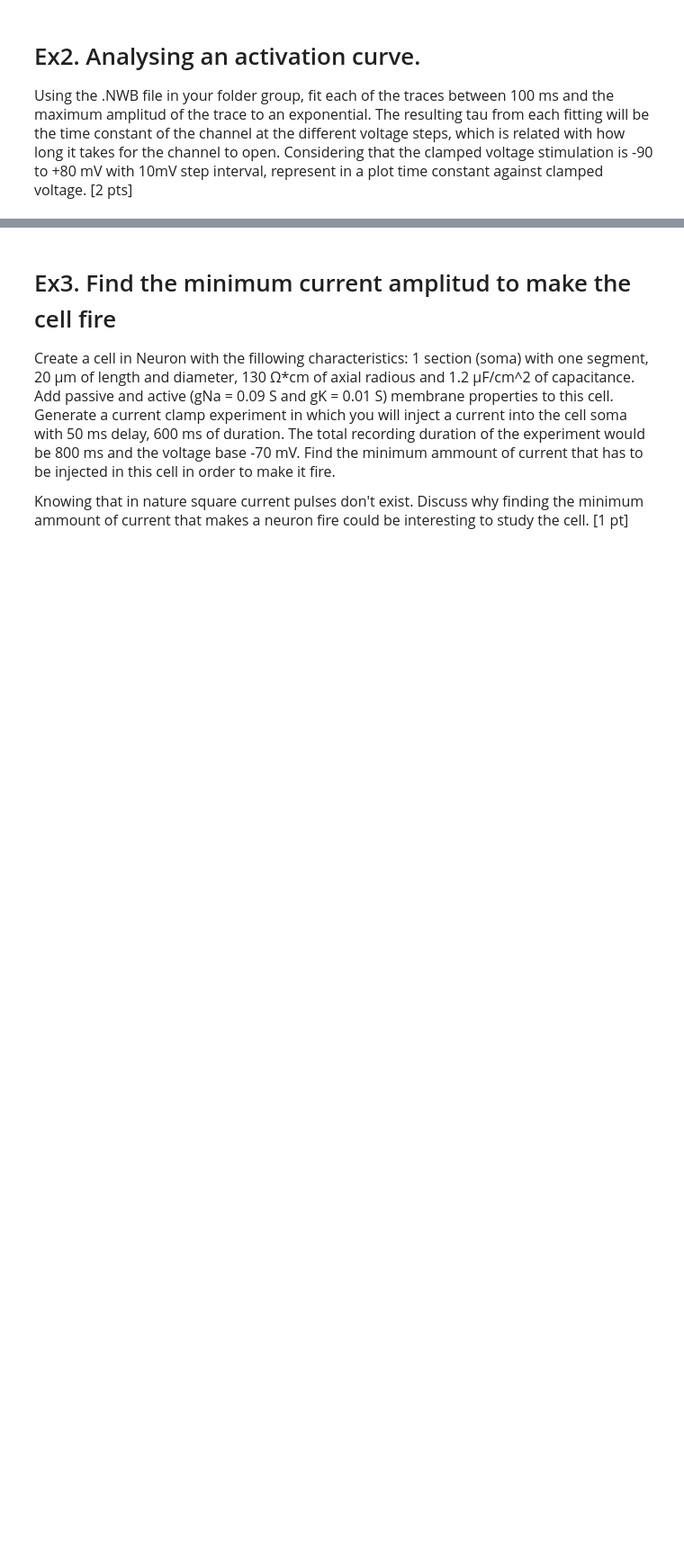
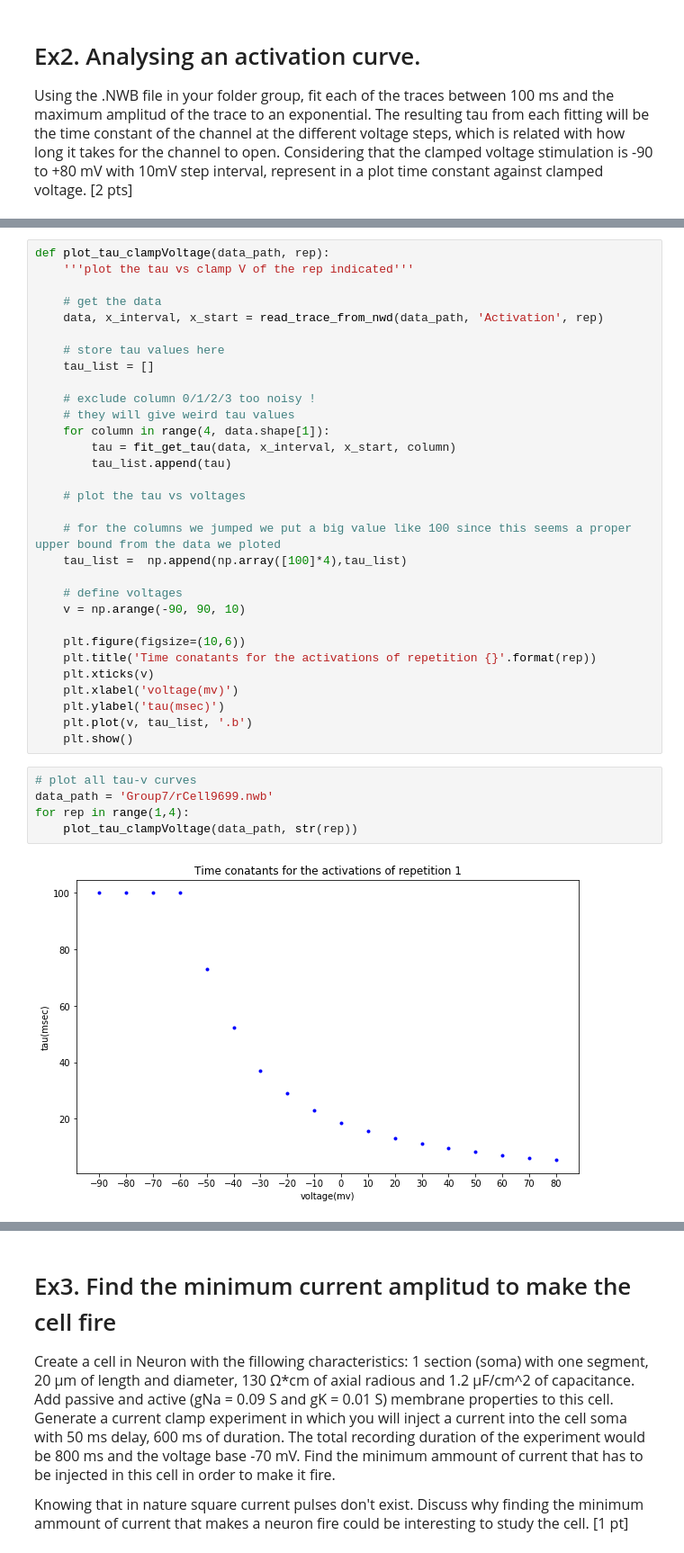
Before and after one commit to jjt20/InSilicoClass, a Jupyter notebook: my_notebooks/Week3/Week3_HomeWork.ipynb, the cells around one changed output, grey strips where cells are left out. Shown at 90% size. Drawn from its saved outputs; the diff is of its cells as text; blank space fills up the shorter version.

```diff
--- a/my_notebooks/Week3/Week3_HomeWork.ipynb
+++ b/my_notebooks/Week3/Week3_HomeWork.ipynb
@@ -24,0 +249,38 @@
+# %%
+def plot_tau_clampVoltage(data_path, rep):
+    '''plot the tau vs clamp V of the rep indicated'''
+
+    # get the data
+    data, x_interval, x_start = read_trace_from_nwd(data_path, 'Activation', rep)
+
+    # store tau values here
+    tau_list = []
+
+    # exclude column 0/1/2/3 too noisy !
+    # they will give weird tau values
+    for column in range(4, data.shape[1]):
+        tau = fit_get_tau(data, x_interval, x_start, column)
+        tau_list.append(tau)
+
+    # plot the tau vs voltages
+
+    # for the columns we jumped we put a big value like 100 since this seems a proper upper bound from the data we ploted
+    tau_list =  np.append(np.array([100]*4),tau_list)
+
+    # define voltages
+    v = np.arange(-90, 90, 10)
+
+    plt.figure(figsize=(10,6))
+    plt.title('Time conatants for the activations of repetition {}'.format(rep))
+    plt.xticks(v)
+    plt.xlabel('voltage(mv)')
+    plt.ylabel('tau(msec)')
+    plt.plot(v, tau_list, '.b')
+    plt.show()
+# %%
+# plot all tau-v curves
+data_path = 'Group7/rCell9699.nwb'
+for rep in range(1,4):
+    plot_tau_clampVoltage(data_path, str(rep))
+# %% [output]
+[figure, added]
```
Also changed, not shown: parts of 19 cells of this notebook, 3 other files.
